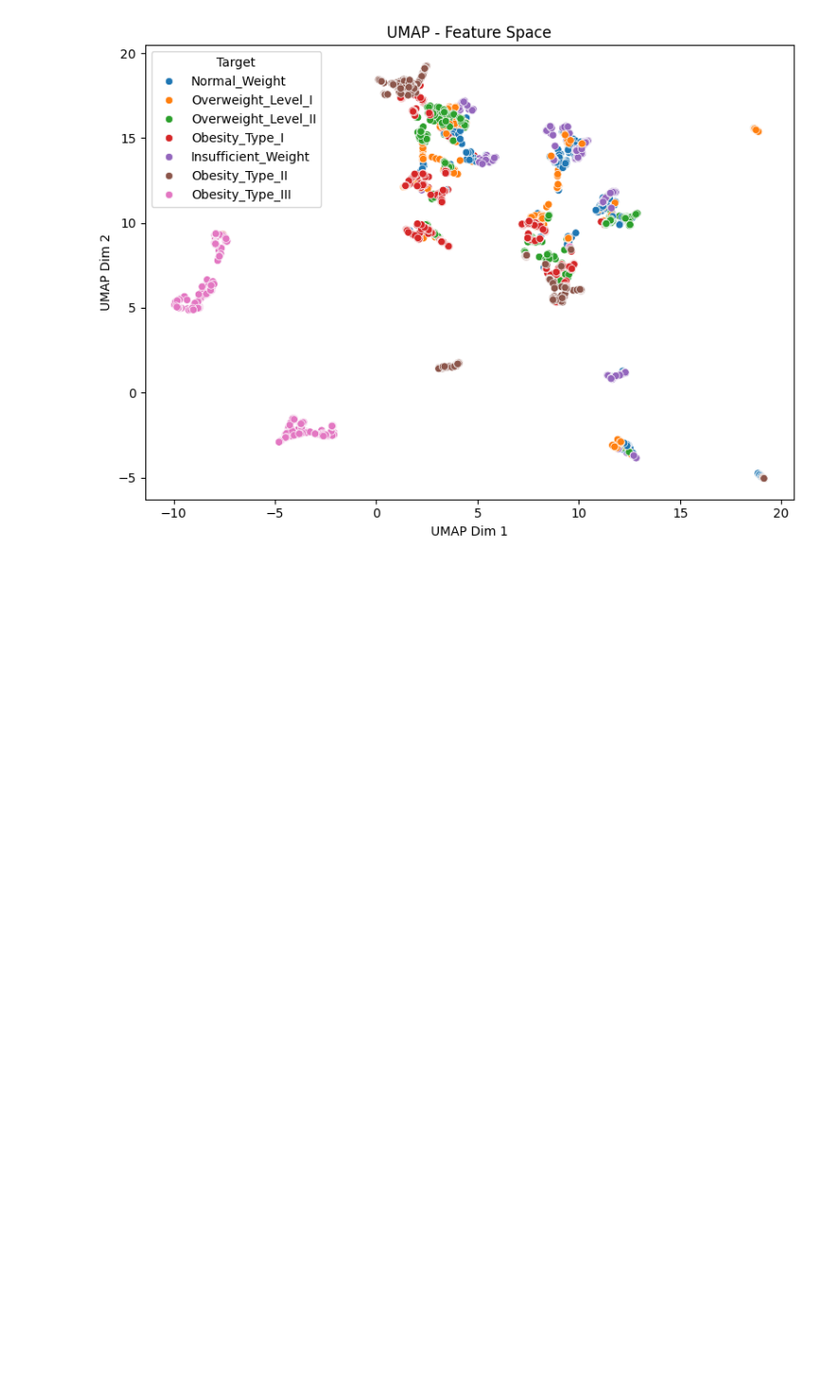
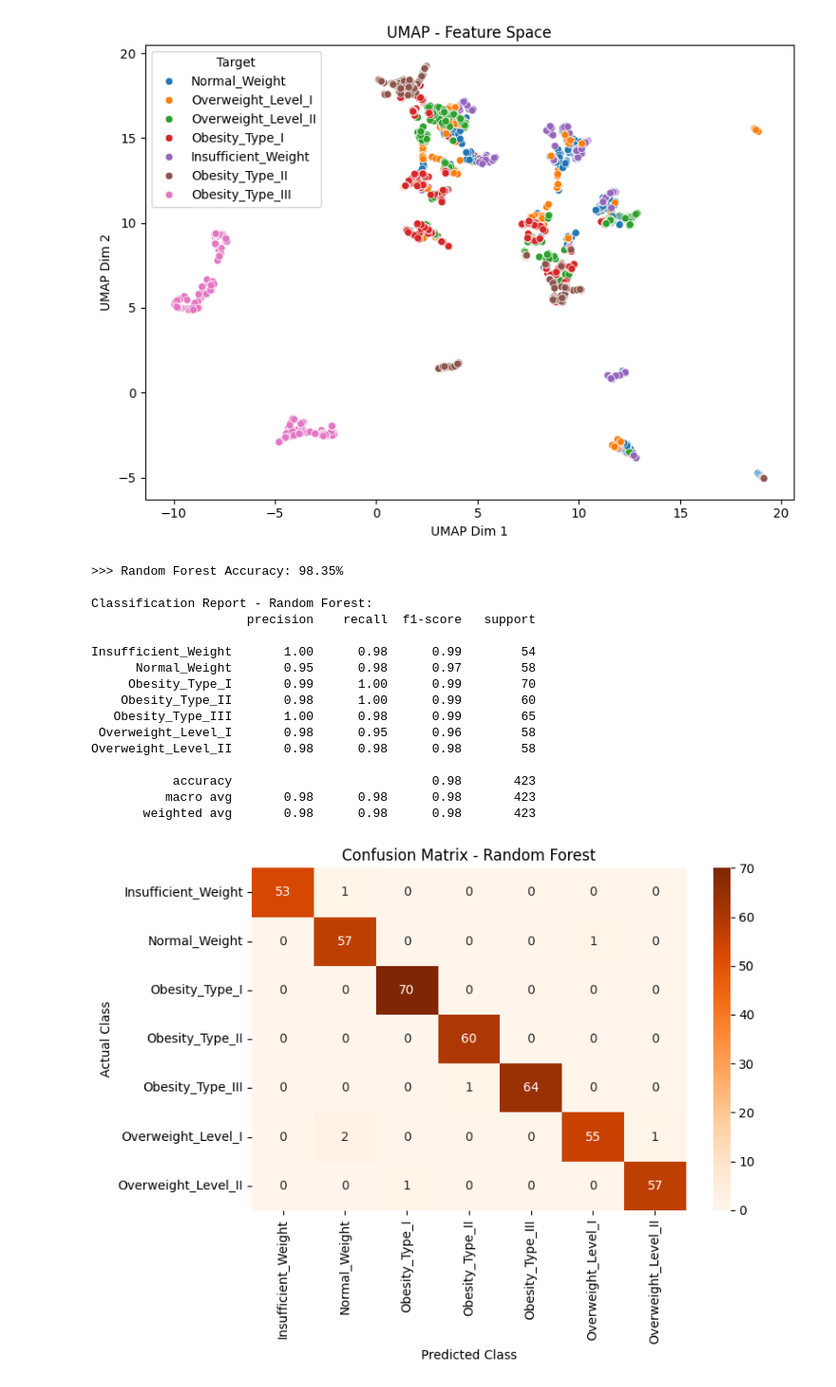
Before and after one commit to nehapande/UCSD-MLGR4-FinalProject, a Jupyter notebook: ObesityPrediction_final_3_sk.ipynb, the cells around one changed output. Shown at 95% size. Saved outputs shown, nothing was run; the diff lists cells and outputs as text; code cells hidden in the pictures; blank space fills up the shorter version.

Commit message:
Added at end of code only, visualization and RFC.
Added at end of code only, visualization and RFC.

```diff
--- a/ObesityPrediction_final_3_sk.ipynb
+++ b/ObesityPrediction_final_3_sk.ipynb
@@ -289,0 +294,55 @@ plt.show()
+# %%
+from sklearn.ensemble import RandomForestClassifier
+
+# 1. Train Random Forest Model
+rf_model = RandomForestClassifier(n_estimators=200, max_depth=10, random_state=42)
+rf_model.fit(X_train_tuned, y_train_tuned)
+
+# 2. Predict and Evaluate
+y_pred_rf = rf_model.predict(X_test_tuned)
+accuracy_rf = accuracy_score(y_test_tuned, y_pred_rf)
+print(f"\n>>> Random Forest Accuracy: {accuracy_rf * 100:.2f}%")
+print("\nClassification Report - Random Forest:")
+print(classification_report(y_test_tuned, y_pred_rf, target_names=class_names))
+
+# 3. Confusion Matrix
+cm_rf = confusion_matrix(y_test_tuned, y_pred_rf)
+plt.figure(figsize=(8, 6))
+sns.heatmap(cm_rf, annot=True, fmt='d', cmap='Oranges',
+            xticklabels=class_names, yticklabels=class_names)
+plt.title('Confusion Matrix - Random Forest')
+plt.ylabel('Actual Class')
+plt.xlabel('Predicted Class')
+plt.tight_layout()
+plt.show()
+
+# 4. Compare All Model Accuracies
+plt.figure(figsize=(8, 5))
+models = ['Basic XGB', 'Tuned XGB', 'Random Forest']
+accuracies = [accuracy_basic * 100, accuracy_tuned * 100, accuracy_rf * 100]
+sns.barplot(x=models, y=accuracies, palette='Set3')
+plt.title('Model Accuracy Comparison')
+plt.ylabel('Accuracy (%)')
+for i, acc in enumerate(accuracies):
+    plt.text(i, acc + 0.2, f'{acc:.2f}%', ha='center', fontsize=12)
+plt.ylim(90, 100)
+plt.tight_layout()
+plt.show()
+# %% [output]
+>>> Random Forest Accuracy: 98.35%
+
+Classification Report - Random Forest:
+                     precision    recall  f1-score   support
+
+Insufficient_Weight       1.00      0.98      0.99        54
+      Normal_Weight       0.95      0.98      0.97        58
+     Obesity_Type_I       0.99      1.00      0.99        70
+    Obesity_Type_II       0.98      1.00      0.99        60
+   Obesity_Type_III       1.00      0.98      0.99        65
+ Overweight_Level_I       0.98      0.95      0.96        58
+Overweight_Level_II       0.98      0.98      0.98        58
+
+           accuracy                           0.98       423
+          macro avg       0.98      0.98      0.98       423
+       weighted avg       0.98      0.98      0.98       423
+[figure, added]
```
Also changed, not shown: parts of 3 cells of this notebook.
